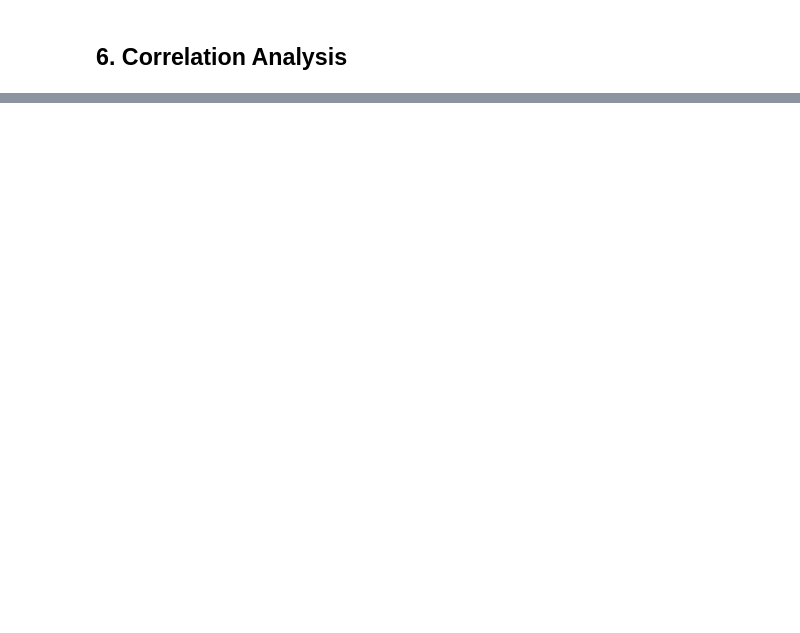
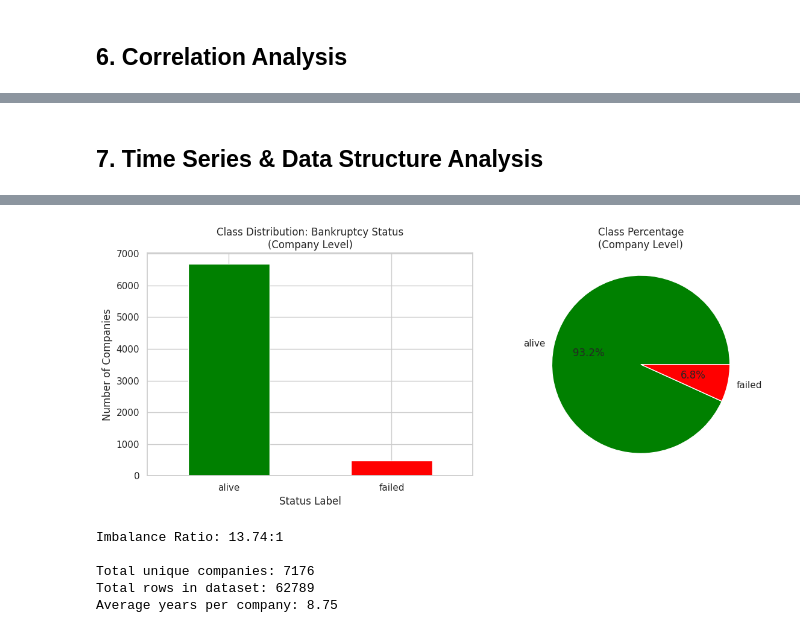
Before and after one commit to c0d3l0v3r-HeHe/Predict2Protect-Hackathon-ISMDhanbad, a Jupyter notebook: notebook.ipynb, the cells around one changed output, grey strips where cells are left out. Cells and saved outputs as stored; diff of their text form; code cells hidden in the pictures; blank space fills up the shorter version.

```diff
--- a/notebook.ipynb
+++ b/notebook.ipynb
@@ -72,0 +175,66 @@ ValueError: could not convert string to float: 'C_1'
+# %% [markdown]
+## 7. Time Series & Data Structure Analysis
+# %%
+# Check 1: Class Imbalance - IMPORTANT: Check at COMPANY level, not row level!
+print("="*60)
+print("CHECK 1: CLASS IMBALANCE (at Company Level)")
+print("="*60)
+
+if 'status_label' in train_df.columns and 'company_name' in train_df.columns:
+    # Get unique company status (each company should have one final status)
+    # Take the first status for each company (assuming status is consistent per company)
+    company_status = train_df.groupby('company_name')['status_label'].first()
+
+    # Count of each class at company level
+    class_counts = company_status.value_counts()
+    print("\nClass distribution (per COMPANY, not per row):")
+    print(class_counts)
+
+    # Percentage distribution
+    print("\nClass percentage:")
+    print(company_status.value_counts(normalize=True) * 100)
+
+    # Verify consistency: check if any company has mixed labels across years
+    def check_label_consistency(group):
+        return group['status_label'].nunique() == 1
+
+    label_consistency = train_df.groupby('company_name').apply(check_label_consistency)
+    inconsistent_companies = (~label_consistency).sum()
+
+    if inconsistent_companies > 0:
+        print(f"\n⚠️ WARNING: {inconsistent_companies} companies have inconsistent labels across years!")
+    else:
+        print("\n✓ All companies have consistent labels across all years")
+
+    # Visualize class distribution
+    plt.figure(figsize=(12, 5))
+
+    plt.subplot(1, 2, 1)
+    class_counts.plot(kind='bar', color=['green', 'red'])
+    plt.title('Class Distribution: Bankruptcy Status\n(Company Level)')
+    plt.xlabel('Status Label')
+    plt.ylabel('Number of Companies')
+    plt.xticks(rotation=0)
+
+    plt.subplot(1, 2, 2)
+    class_counts.plot(kind='pie', autopct='%1.1f%%', colors=['green', 'red'])
+    plt.title('Class Percentage\n(Company Level)')
+    plt.ylabel('')
+
+    plt.tight_layout()
+    plt.show()
+
+    # Calculate imbalance ratio
+    imbalance_ratio = class_counts.max() / class_counts.min()
+    print(f"\nImbalance Ratio: {imbalance_ratio:.2f}:1")
+
+    print(f"\nTotal unique companies: {len(company_status)}")
+    print(f"Total rows in dataset: {len(train_df)}")
+    print(f"Average years per company: {len(train_df) / len(company_status):.2f}")
+
+else:
+    if 'status_label' not in train_df.columns:
+        print("⚠️ status_label column not found!")
+    if 'company_name' not in train_df.columns:
+        print("⚠️ company_name column not found!")
+# %% [output]
@@ -72,0 +260,6 @@ ValueError: could not convert string to float: 'C_1'
+[figure, added]
+Imbalance Ratio: 13.74:1
+
+Total unique companies: 7176
+Total rows in dataset: 62789
+Average years per company: 8.75
```
Also changed, not shown: parts of 47 cells of this notebook, 4 other files.
